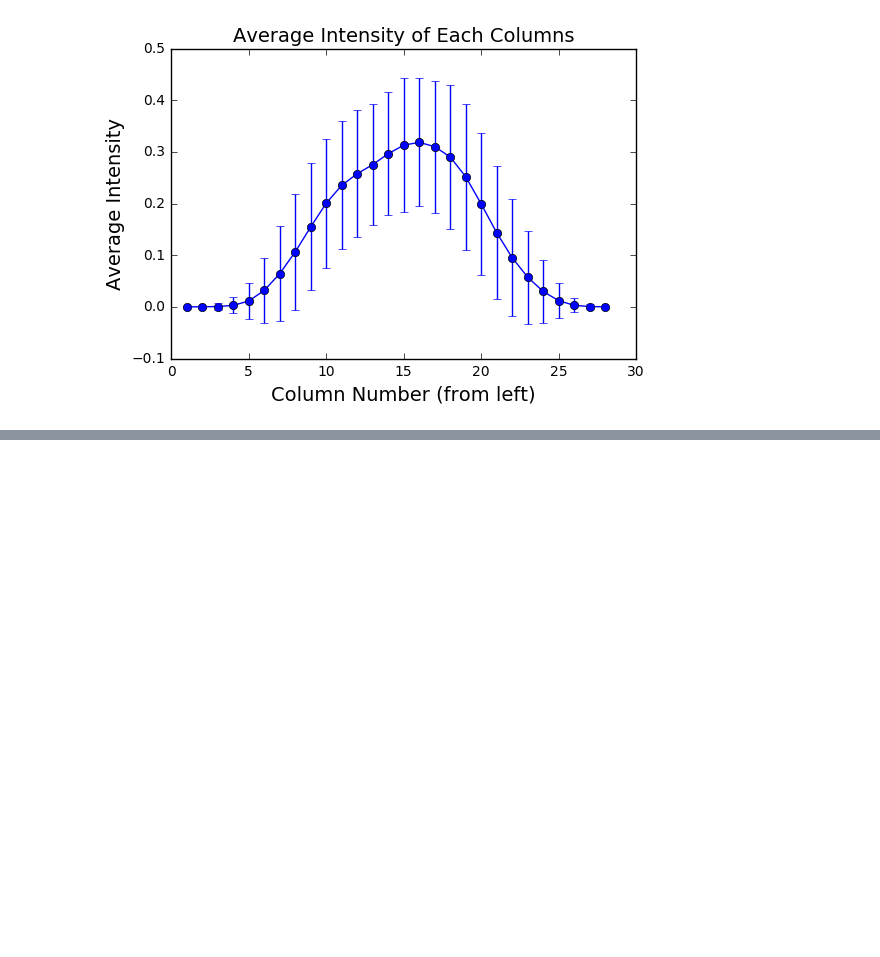
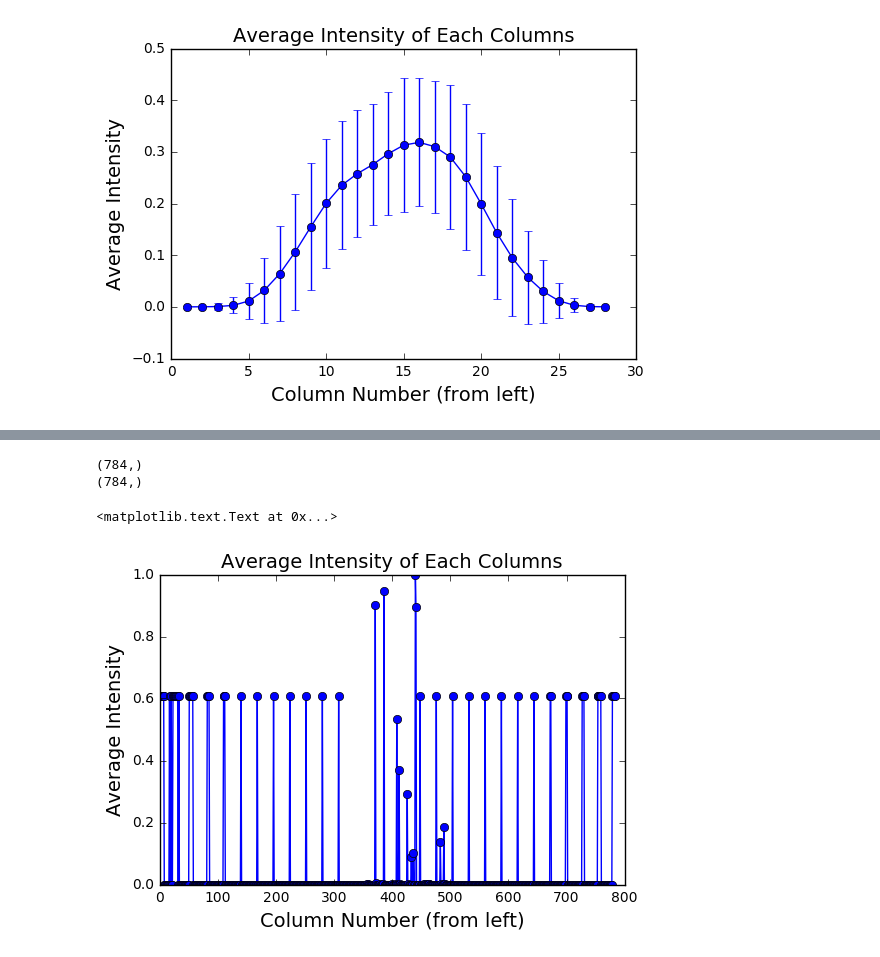
Before and after one commit to dxyang/Thesis, a Jupyter notebook: MNIST_Histograms.ipynb, the cells around one changed output, grey strips where cells are left out. Drawn from its saved outputs; the diff is of its cells as text; code cells hidden in the pictures; blank space fills up the shorter version.

```diff
--- a/MNIST_Histograms.ipynb
+++ b/MNIST_Histograms.ipynb
@@ -208,0 +213,6 @@ plt.xlabel("Column Number (from left)", fontsize=14)
+# %%
+import scipy.stats as stats
+
+k2, p = stats.normaltest(train.T)
+print k2
+print p
@@ -208,0 +237,20 @@ plt.xlabel("Column Number (from left)", fontsize=14)
+# %%
+print p.shape
+print k2.shape
+# %% [output]
+(784,)
+(784,)
+# %%
+fig, ax = plt.subplots()
+plt.figure(1)
+
+numPts = np.arange(0, 784)
+
+plt.plot(numPts, p, '-o', c='b')
+
+plt.title("Average Intensity of Each Columns", fontsize=14)
+plt.ylabel("Average Intensity", fontsize=14)
+plt.xlabel("Column Number (from left)", fontsize=14)
+# %% [output]
+<matplotlib.text.Text at 0x...>
+[figure, added]
```
Also changed, not shown: parts of 10 cells of this notebook, 11 other files.
